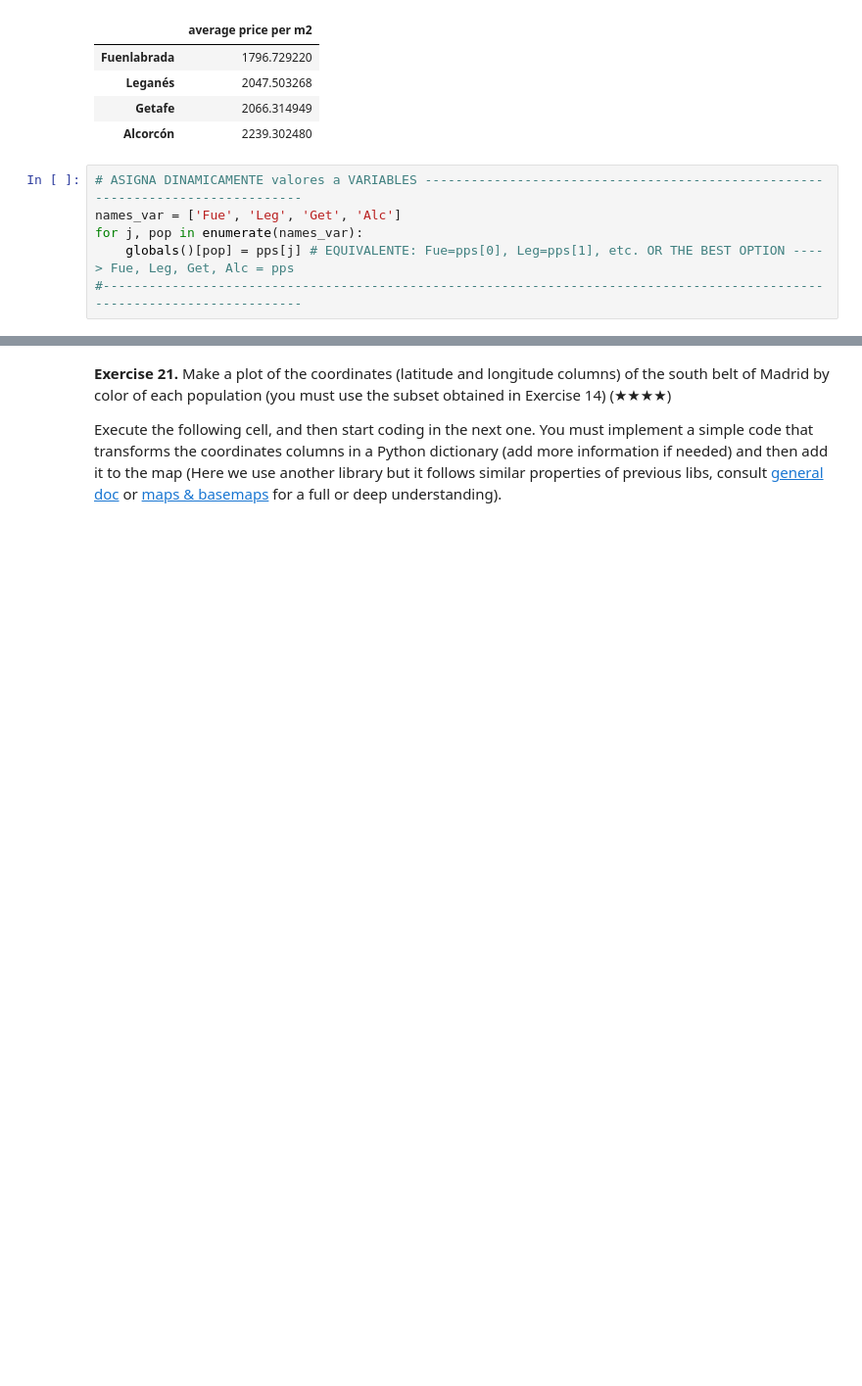
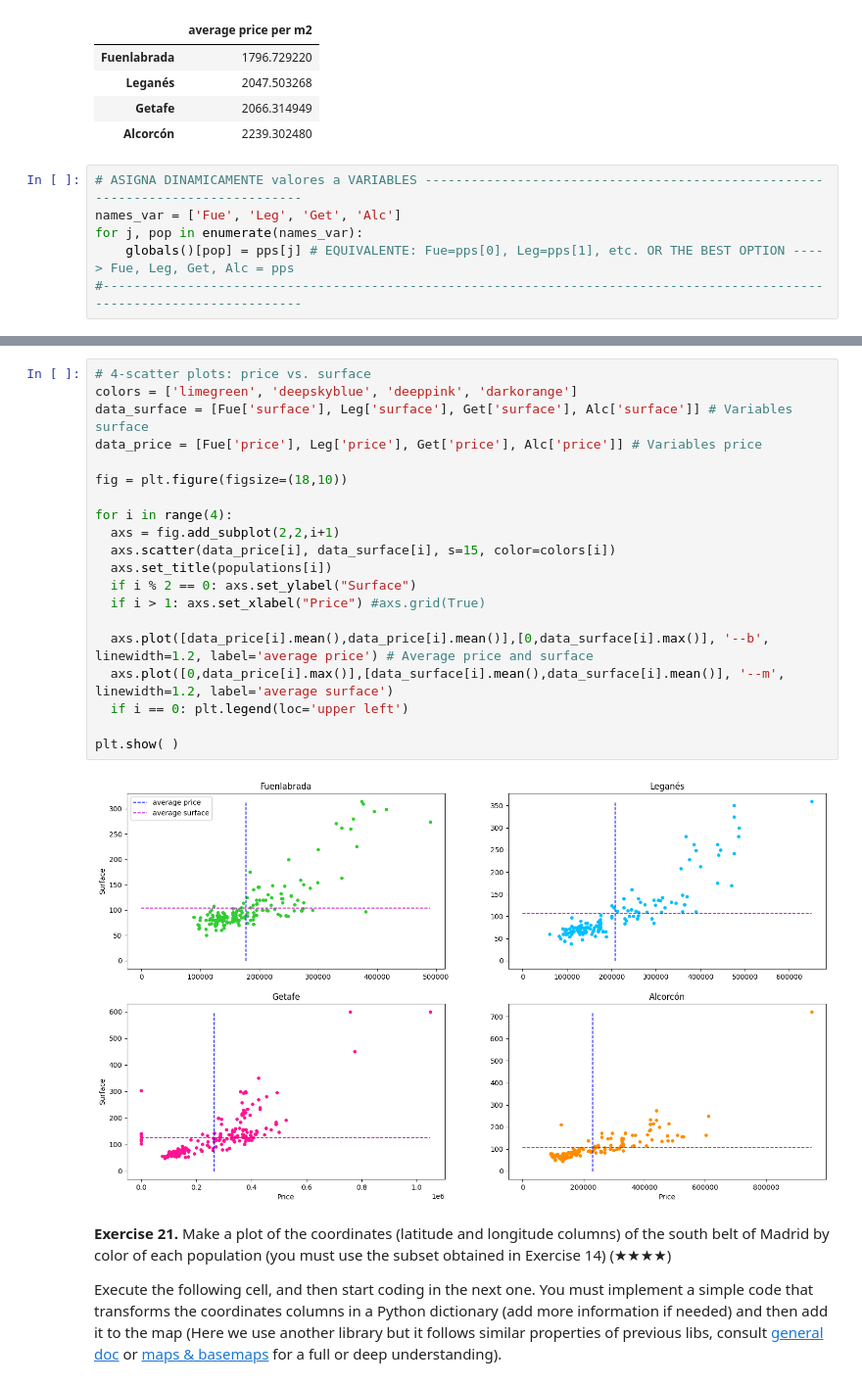
Before and after one commit to Caavlier/Proyect-RealState, a Jupyter notebook: Real_Estate_Clean_Up_Project_0.ipynb, the cells around one changed output, grey strips where cells are left out. Shown at 98% size. Drawn from its saved outputs; the diff is of its cells as text; blank space fills up the shorter version.

```diff
--- a/Real_Estate_Clean_Up_Project_0.ipynb
+++ b/Real_Estate_Clean_Up_Project_0.ipynb
@@ -939,3 +942,25 @@ plt.show()
+# %%
+# 4-scatter plots: price vs. surface
+colors = ['limegreen', 'deepskyblue', 'deeppink', 'darkorange']
+data_surface = [Fue['surface'], Leg['surface'], Get['surface'], Alc['surface']] # Variables surface
+data_price = [Fue['price'], Leg['price'], Get['price'], Alc['price']] # Variables price
+
+fig = plt.figure(figsize=(18,10))
+
+for i in range(4):
+  axs = fig.add_subplot(2,2,i+1)
+  axs.scatter(data_price[i], data_surface[i], s=15, color=colors[i])
+  axs.set_title(populations[i])
+  if i % 2 == 0: axs.set_ylabel("Surface")
+  if i > 1: axs.set_xlabel("Price") #axs.grid(True)
+
+  axs.plot([data_price[i].mean(),data_price[i].mean()],[0,data_surface[i].max()], '--b', linewidth=1.2, label='average price') # Average price and surface
+  axs.plot([0,data_price[i].max()],[data_surface[i].mean(),data_surface[i].mean()], '--m', linewidth=1.2, label='average surface')
+  if i == 0: plt.legend(loc='upper left')
+
+plt.show( )
+# %% [output]
+[figure, added]
 # %% [markdown]
 **Exercise 21.** Make a plot of the coordinates (latitude and longitude columns) of the south belt of Madrid by color of each population (you must use the subset obtained in Exercise 14) (★★★★)
 
```
Also changed, not shown: parts of 8 cells of this notebook.
